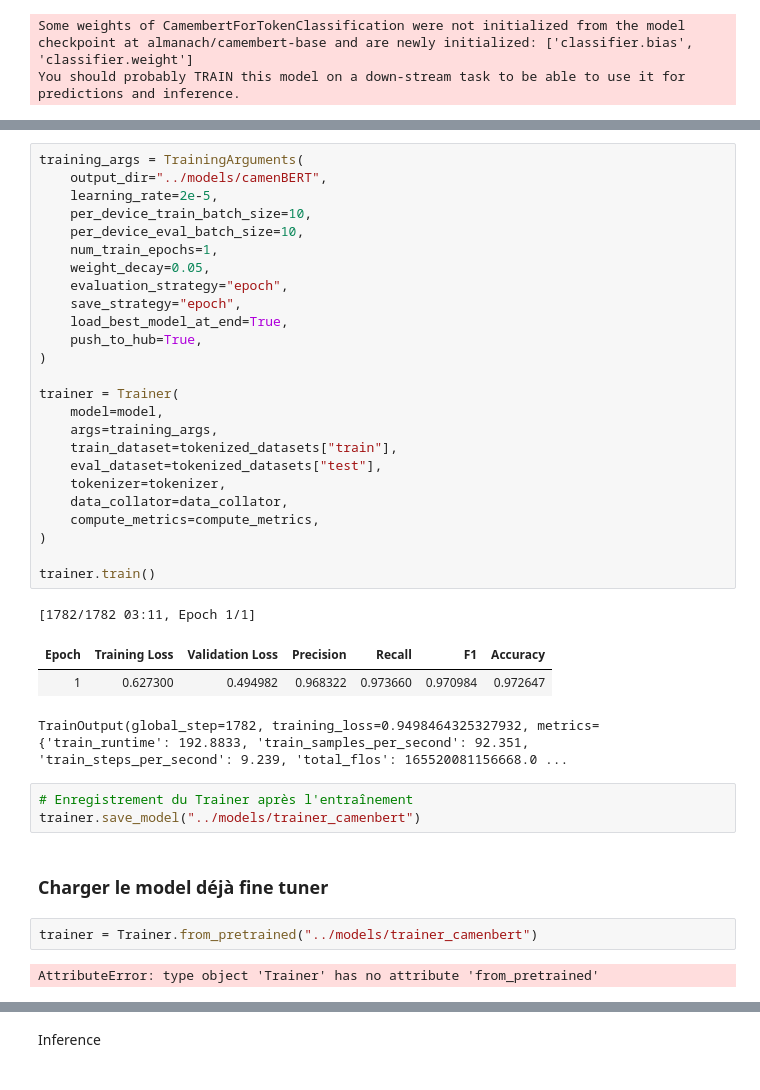
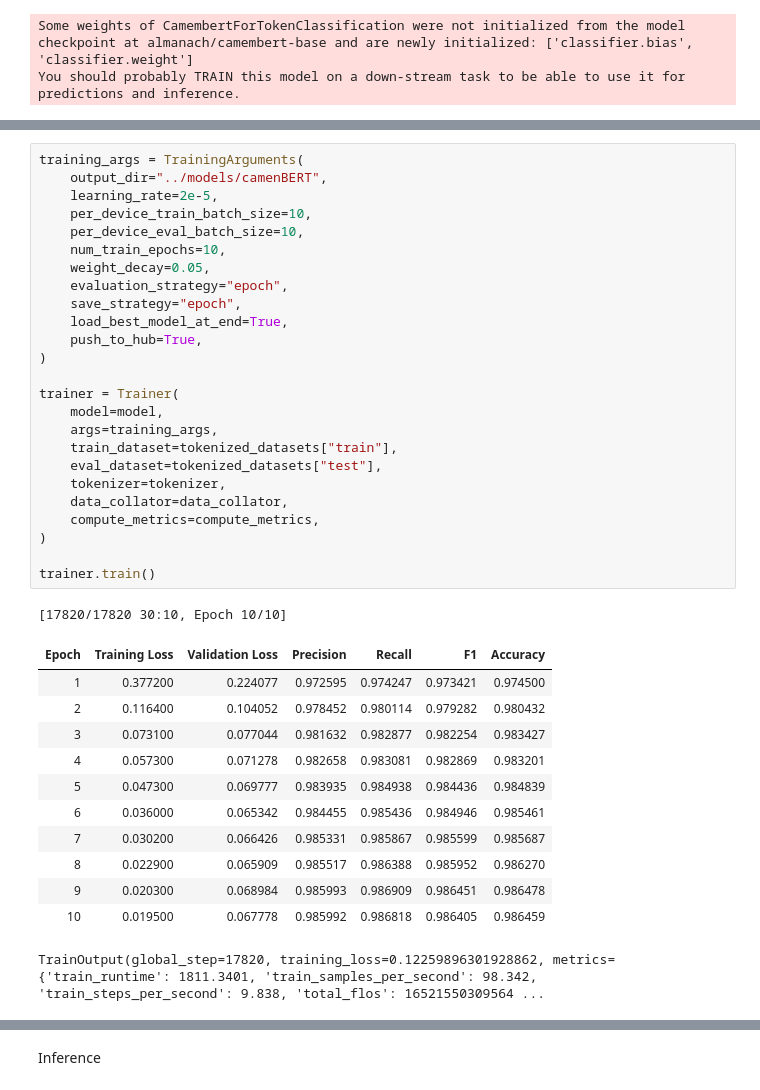
Before and after one commit to cdechaux/Projet_NLP_3A, a Jupyter notebook: scripts/models.ipynb, the cells around one changed output, grey strips where cells are left out. Drawn from its saved outputs; the diff is of its cells as text.

```diff
--- a/scripts/models.ipynb
+++ b/scripts/models.ipynb
@@ -214,42 +208,42 @@ Note: you may need to restart the kernel to use updated packages.
 # %%
 training_args = TrainingArguments(
     output_dir="../models/camenBERT",
     learning_rate=2e-5,
     per_device_train_batch_size=10,
     per_device_eval_batch_size=10,
-    num_train_epochs=1,
+    num_train_epochs=10,
     weight_decay=0.05,
     evaluation_strategy="epoch",
     save_strategy="epoch",
     load_best_model_at_end=True,
     push_to_hub=True,
 )
 
 trainer = Trainer(
     model=model,
     args=training_args,
     train_dataset=tokenized_datasets["train"],
     eval_dataset=tokenized_datasets["test"],
     tokenizer=tokenizer,
     data_collator=data_collator,
     compute_metrics=compute_metrics,
 )
 
 trainer.train()
 # %% [output]
-[1782/1782 03:11, Epoch 1/1]
+[17820/17820 30:10, Epoch 10/10]
 | Epoch | Training Loss | Validation Loss | Precision | Recall | F1 | Accuracy |
-| 1 | 0.627300 | 0.494982 | 0.968322 | 0.973660 | 0.970984 | 0.972647 |
+| 1 | 0.377200 | 0.224077 | 0.972595 | 0.974247 | 0.973421 | 0.974500 |
+| 2 | 0.116400 | 0.104052 | 0.978452 | 0.980114 | 0.979282 | 0.980432 |
+| 3 | 0.073100 | 0.077044 | 0.981632 | 0.982877 | 0.982254 | 0.983427 |
+| 4 | 0.057300 | 0.071278 | 0.982658 | 0.983081 | 0.982869 | 0.983201 |
+| 5 | 0.047300 | 0.069777 | 0.983935 | 0.984938 | 0.984436 | 0.984839 |
+| 6 | 0.036000 | 0.065342 | 0.984455 | 0.985436 | 0.984946 | 0.985461 |
+| 7 | 0.030200 | 0.066426 | 0.985331 | 0.985867 | 0.985599 | 0.985687 |
+| 8 | 0.022900 | 0.065909 | 0.985517 | 0.986388 | 0.985952 | 0.986270 |
+| 9 | 0.020300 | 0.068984 | 0.985993 | 0.986909 | 0.986451 | 0.986478 |
+| 10 | 0.019500 | 0.067778 | 0.985992 | 0.986818 | 0.986405 | 0.986459 |
-TrainOutput(global_step=1782, training_loss=0.9498464325327932, metrics={'train_runtime': 192.8833, 'train_samples_per_second': 92.351, 'train_steps_per_second': 9.239, 'total_flos': 165520081156668.0 ...
+TrainOutput(global_step=17820, training_loss=0.12259896301928862, metrics={'train_runtime': 1811.3401, 'train_samples_per_second': 98.342, 'train_steps_per_second': 9.838, 'total_flos': 16521550309564 ...
-# %%
-# Enregistrement du Trainer après l'entraînement
-trainer.save_model("../models/trainer_camenbert")
-# %% [markdown]
-### Charger le model déjà fine tuner
-# %%
-trainer = Trainer.from_pretrained("../models/trainer_camenbert")
-# %% [output]
-AttributeError: type object 'Trainer' has no attribute 'from_pretrained'
 # %%
 predictions, labels, _ = trainer.predict(tokenized_datasets["test"])
 predictions = np.argmax(predictions, axis=2)
```
Also changed, not shown: parts of 12 cells of this notebook, 4 other files.
